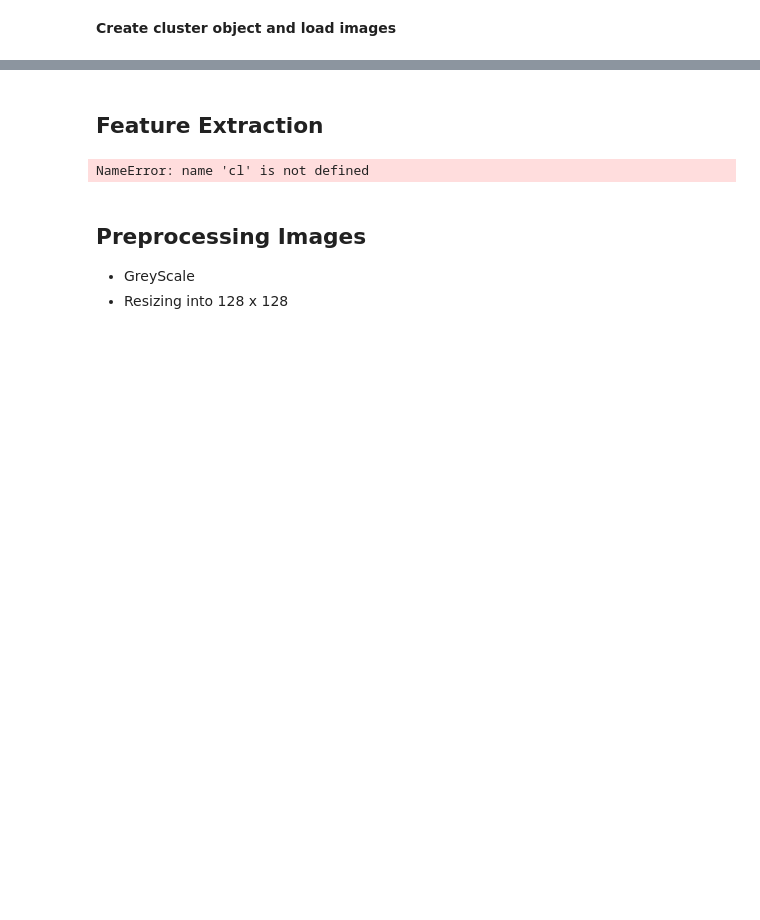
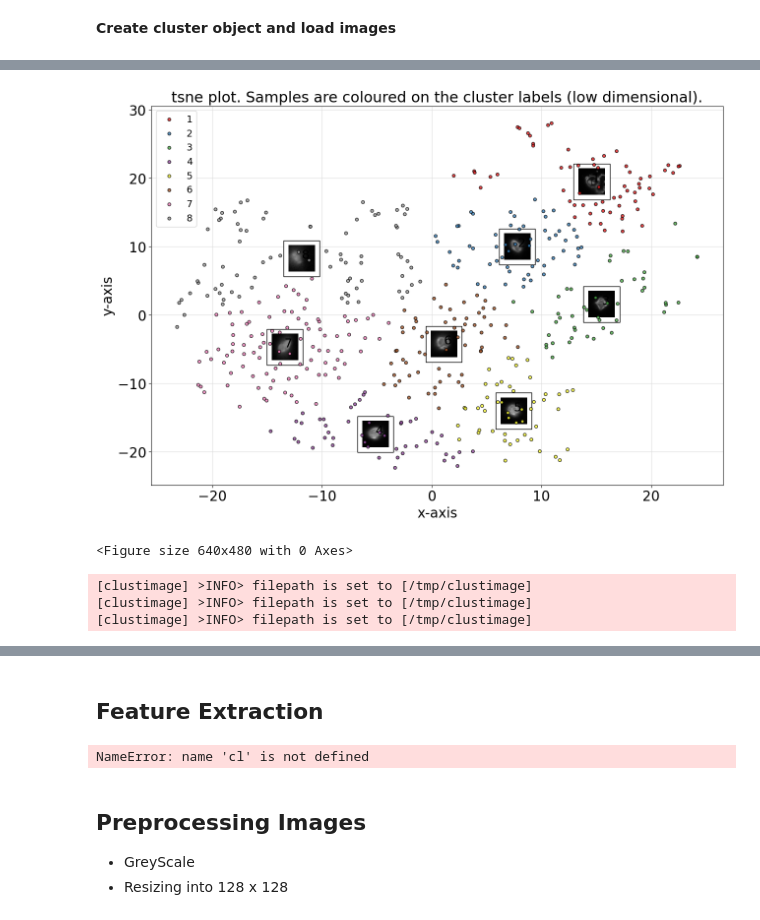
Before and after one commit to CeNCOOS/planktivore_synchro_analysis, a Jupyter notebook: planktivore_clusterImage.ipynb, the cells around one changed output, grey strips where cells are left out. Cells and saved outputs as stored; diff of their text form; code cells hidden in the pictures; blank space fills up the shorter version.

Commit message:
Added script to run a few experiments

```diff
--- a/planktivore_clusterImage.ipynb
+++ b/planktivore_clusterImage.ipynb
@@ -35,0 +77,9 @@ results = cl.fit_transform(fnames[:10000])
+# %%
+fig, ax = cl.scatter(dotsize=20, img_mean=False, plt_all=False)
+ax.set_title("testing")
+ax.set_title(f"{experiment_name}: TSNE Plot")
+save_name = os.path.join("./figures/",experiment_name+"_tsne.png")
+plt.savefig(save_name,dpi=300,bbox_inches='tight')
+# %% [output]
+[figure, added]
+<Figure size 640x480 with 0 Axes>
@@ -36,2 +93,9 @@ results = cl.fit_transform(fnames[:10000])
+# %%
+cl_short = clustimage.Clustimage(grayscale=True, dim=(128,128),method='pca',embedding='tsne',store_to_disk=True,verbose=50)
+results = cl_short.fit_transform(fnames[:10000])
+# %% [output]
+[clustimage] >INFO> filepath is set to [/tmp/clustimage]
+[clustimage] >INFO> filepath is set to [/tmp/clustimage]
+[clustimage] >INFO> filepath is set to [/tmp/clustimage]
 # %%
 # Evaluate plot
```
Also changed, not shown: parts of 9 cells of this notebook, 6 other files.
